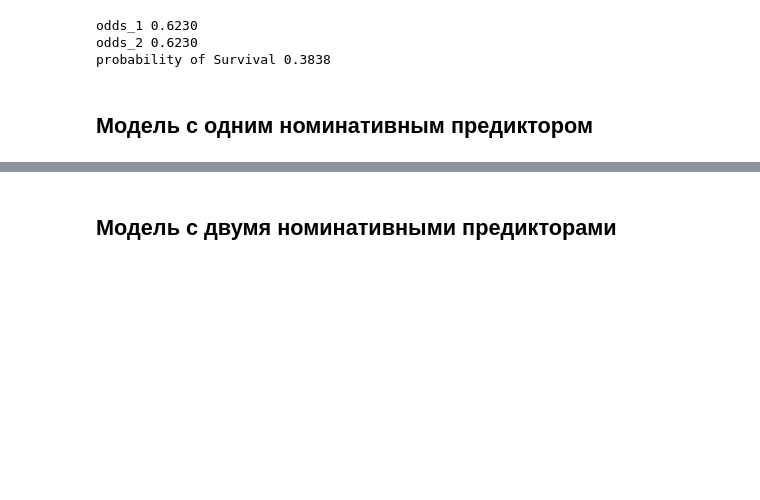
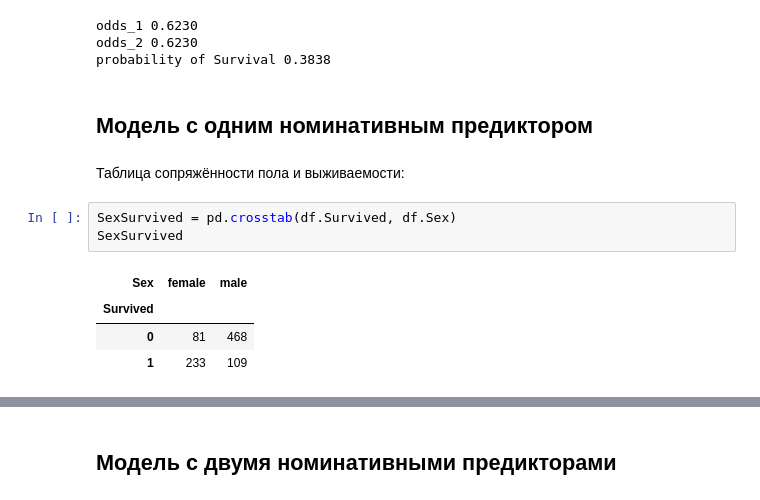
Before and after one commit to KlukvaMors/basic_stat, a Jupyter notebook: basic_stat_2.ipynb, the cells around one changed output, grey strips where cells are left out. Drawn from its saved outputs; the diff is of its cells as text; blank space fills up the shorter version.

```diff
--- a/basic_stat_2.ipynb
+++ b/basic_stat_2.ipynb
@@ -250,3 +259,13 @@ odds_2 0.6230
 probability of Survival 0.3838
 # %% [markdown]
 ## Модель с одним номинативным предиктором
+# %% [markdown]
+Таблица сопряжённости пола и выживаемости:
+# %%
+SexSurvived = pd.crosstab(df.Survived, df.Sex)
+SexSurvived
+# %% [output]
+| Sex | female | male |
+| Survived |  |  |
+| 0 | 81 | 468 |
+| 1 | 233 | 109 |
```
Also changed, not shown: parts of 7 cells of this notebook.
